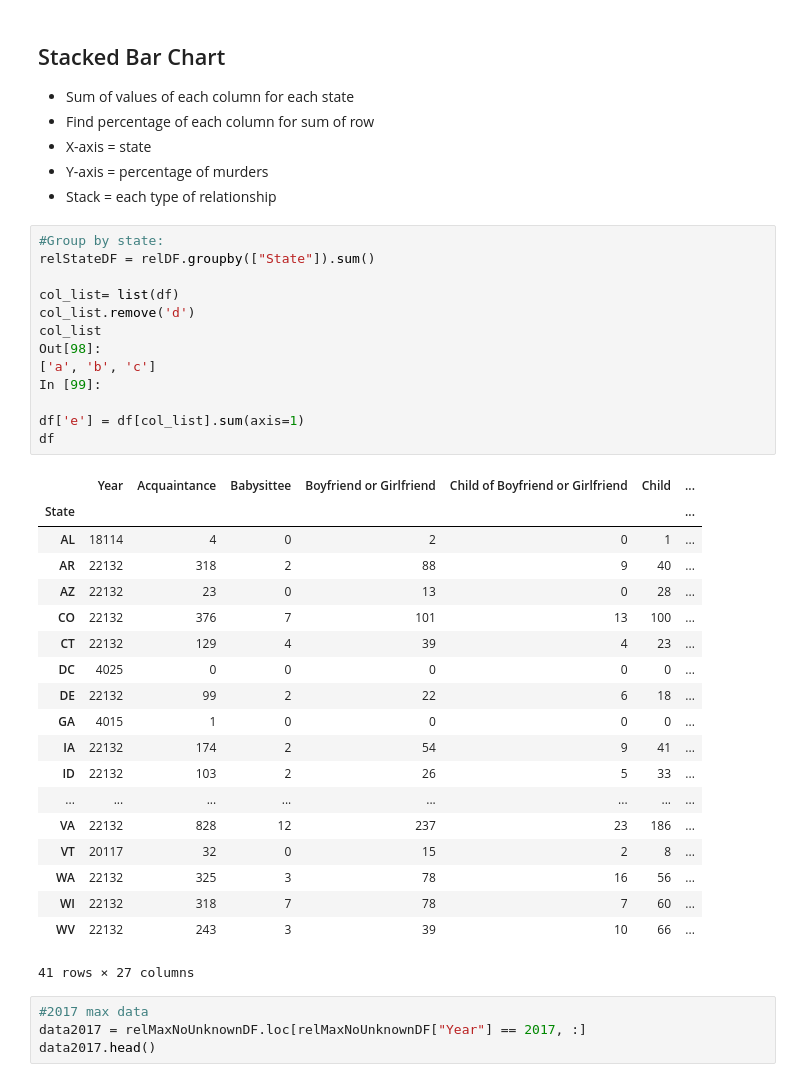
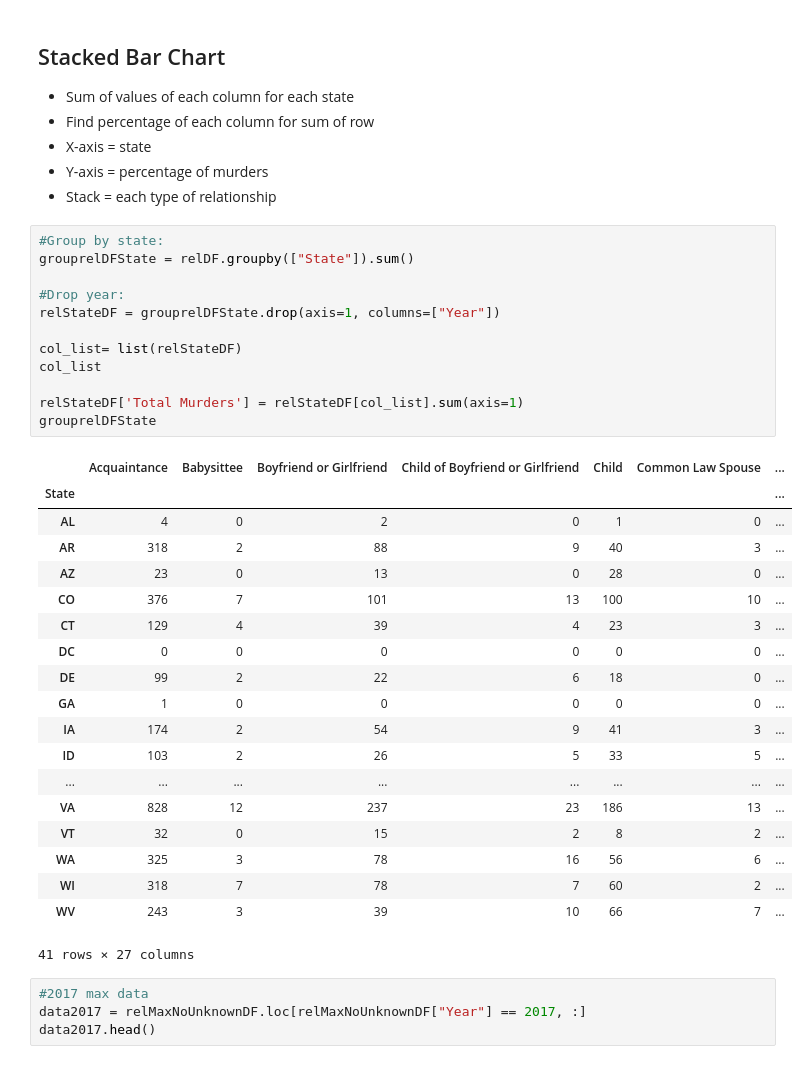
Before and after one commit to stace2775/07-Group_Project_1, a Jupyter notebook: Relationships.ipynb, the cells around one changed output. Drawn from its saved outputs; the diff is of its cells as text.

Commit message:
Total murders by state for 10 years

```diff
--- a/Relationships.ipynb
+++ b/Relationships.ipynb
@@ -339,36 +339,35 @@ relMaxNoUnknownDF.head()
 - Stack = each type of relationship
 # %%
 #Group by state:
-relStateDF = relDF.groupby(["State"]).sum()
+grouprelDFState = relDF.groupby(["State"]).sum()
 
-col_list= list(df)
-col_list.remove('d')
+#Drop year:
+relStateDF = grouprelDFState.drop(axis=1, columns=["Year"])
+
+col_list= list(relStateDF)
 col_list
-Out[98]:
-['a', 'b', 'c']
-In [99]:
 
-df['e'] = df[col_list].sum(axis=1)
-df
+relStateDF['Total Murders'] = relStateDF[col_list].sum(axis=1)
+grouprelDFState
 # %% [output]
-|  | Year | Acquaintance | Babysittee | Boyfriend or Girlfriend | Child of Boyfriend or Girlfriend | Child | ... |
+|  | Acquaintance | Babysittee | Boyfriend or Girlfriend | Child of Boyfriend or Girlfriend | Child | Common Law Spouse | ... |
 | State |  |  |  |  |  |  | ... |
-| AL | 18114 | 4 | 0 | 2 | 0 | 1 | ... |
-| AR | 22132 | 318 | 2 | 88 | 9 | 40 | ... |
-| AZ | 22132 | 23 | 0 | 13 | 0 | 28 | ... |
-| CO | 22132 | 376 | 7 | 101 | 13 | 100 | ... |
-| CT | 22132 | 129 | 4 | 39 | 4 | 23 | ... |
-| DC | 4025 | 0 | 0 | 0 | 0 | 0 | ... |
-| DE | 22132 | 99 | 2 | 22 | 6 | 18 | ... |
-| GA | 4015 | 1 | 0 | 0 | 0 | 0 | ... |
-| IA | 22132 | 174 | 2 | 54 | 9 | 41 | ... |
-| ID | 22132 | 103 | 2 | 26 | 5 | 33 | ... |
+| AL | 4 | 0 | 2 | 0 | 1 | 0 | ... |
+| AR | 318 | 2 | 88 | 9 | 40 | 3 | ... |
+| AZ | 23 | 0 | 13 | 0 | 28 | 0 | ... |
+| CO | 376 | 7 | 101 | 13 | 100 | 10 | ... |
+| CT | 129 | 4 | 39 | 4 | 23 | 3 | ... |
+| DC | 0 | 0 | 0 | 0 | 0 | 0 | ... |
+| DE | 99 | 2 | 22 | 6 | 18 | 0 | ... |
+| GA | 1 | 0 | 0 | 0 | 0 | 0 | ... |
+| IA | 174 | 2 | 54 | 9 | 41 | 3 | ... |
+| ID | 103 | 2 | 26 | 5 | 33 | 5 | ... |
 | ... | ... | ... | ... | ... | ... | ... | ... |
-| VA | 22132 | 828 | 12 | 237 | 23 | 186 | ... |
-| VT | 20117 | 32 | 0 | 15 | 2 | 8 | ... |
-| WA | 22132 | 325 | 3 | 78 | 16 | 56 | ... |
-| WI | 22132 | 318 | 7 | 78 | 7 | 60 | ... |
-| WV | 22132 | 243 | 3 | 39 | 10 | 66 | ... |
+| VA | 828 | 12 | 237 | 23 | 186 | 13 | ... |
+| VT | 32 | 0 | 15 | 2 | 8 | 2 | ... |
+| WA | 325 | 3 | 78 | 16 | 56 | 6 | ... |
+| WI | 318 | 7 | 78 | 7 | 60 | 2 | ... |
+| WV | 243 | 3 | 39 | 10 | 66 | 7 | ... |
 41 rows × 27 columns
 # %%
 #2017 max data
```
